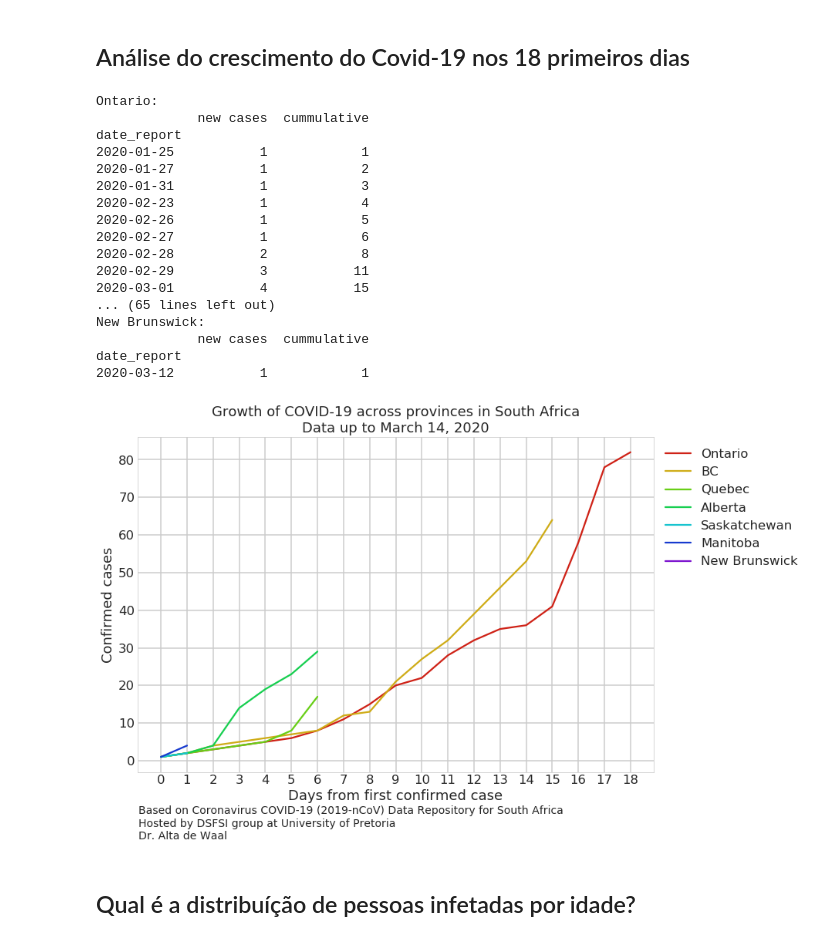
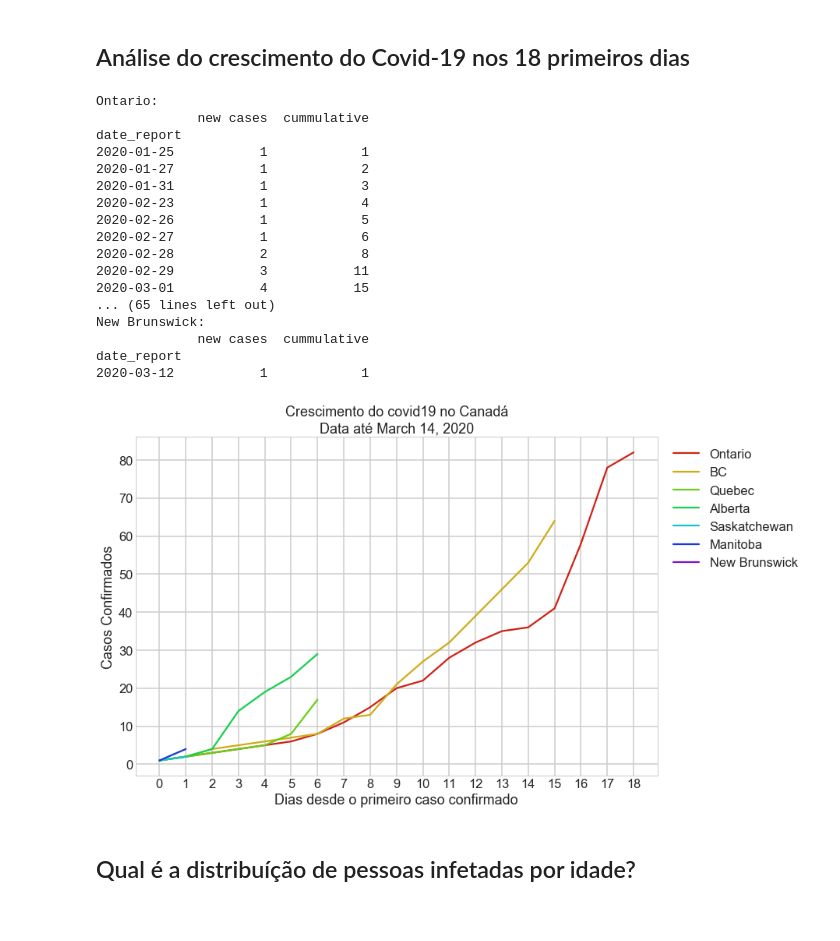
Before and after one commit to carolina55/Epidemiologia_SIG, a Jupyter notebook: Projeto_COVID19/Primeiros_casos.ipynb, the cells around one changed output. Drawn from its saved outputs; the diff is of its cells as text; code cells hidden in the pictures.

```diff
--- a/Projeto_COVID19/Primeiros_casos.ipynb
+++ b/Projeto_COVID19/Primeiros_casos.ipynb
@@ -110,39 +110,38 @@ plot_confirmed(provinces, min_cases=1, ls='-')
 #plt.plot(x,x+(1.33), ls='--', color='k', label='33% daily growth')
 
 #plt.yscale('log');
-plt.title('Growth of COVID-19 across provinces in South Africa' + '\n' +'Data up to {}'.format(df.index.max().strftime('%B %d, %Y')))
-plt.xlabel('Days from first confirmed case')
-plt.ylabel('Confirmed cases')
+plt.title('Crescimento do covid19 no Canadá' + '\n' +'Data até {}'.format(df.index.max().strftime('%B %d, %Y')))
+plt.xlabel('Dias desde o primeiro caso confirmado')
+plt.ylabel('Casos Confirmados')
 ax.get_yaxis().set_major_formatter(matplotlib.ticker.ScalarFormatter())
 ax.set_xticks(range(0,int(plt.xlim()[1])+1))
 handles, labels = ax.get_legend_handles_labels()
 lgd = ax.legend(handles, labels, loc='upper center',bbox_to_anchor=(1.15,1))
 #sns.despine()
-text = plt.text(0.0015, -0.2,'Based on Coronavirus COVID-19 (2019-nCoV) Data Repository for South Africa \nHosted by DSFSI group at University of Pretoria\nDr. Alta de Waal',
-         transform=ax.transAxes, fontsize=14)
+
 plt.savefig('C:\\Users\\anaca\\Desktop\\Projeto_canada\\dados_estatistica',
                bbox_inches='tight',
                transparent=True,
                pad_inches=0, dpi = 200)
 # %% [output]
 Ontario:
              new cases  cummulative
 date_report
 2020-01-25           1            1
 2020-01-27           1            2
 2020-01-31           1            3
 2020-02-23           1            4
 2020-02-26           1            5
 2020-02-27           1            6
 2020-02-28           2            8
 2020-02-29           3           11
 2020-03-01           4           15
 ... (65 lines left out)
 New Brunswick:
              new cases  cummulative
 date_report
 2020-03-12           1            1
-[figure, old version]
+[figure, new version]
 # %% [markdown]
 ## Qual é a distribuíção de pessoas infetadas por idade?
 # %%
```
